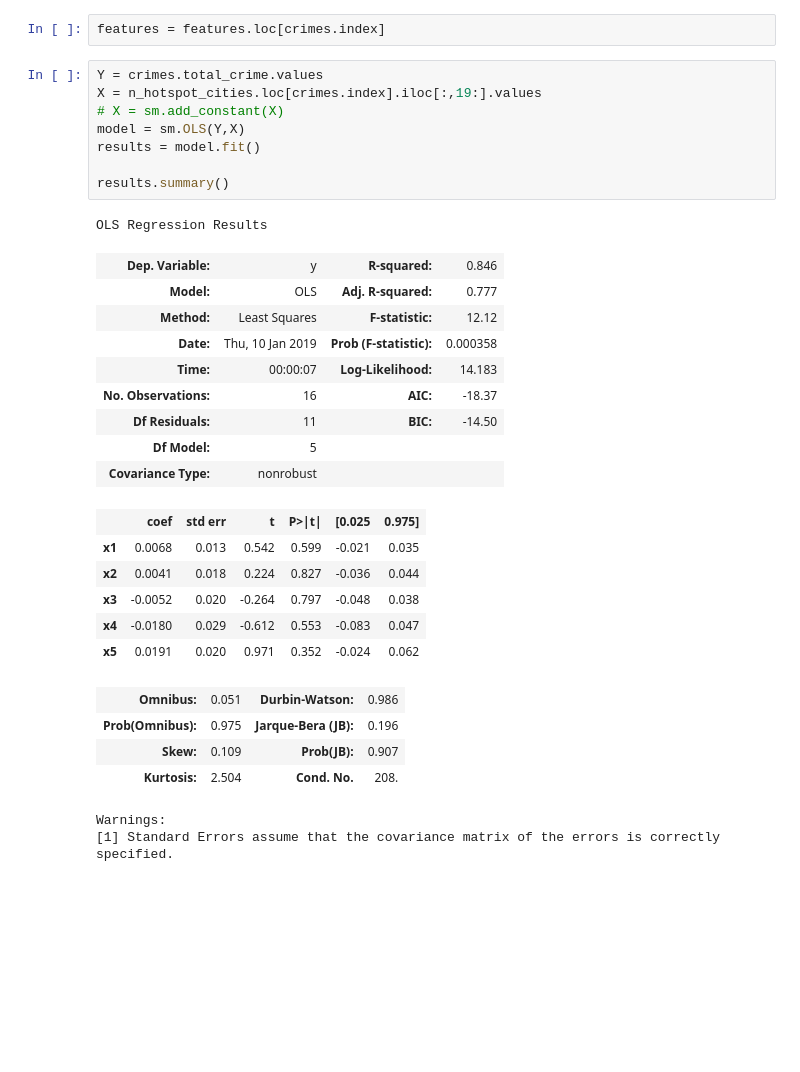
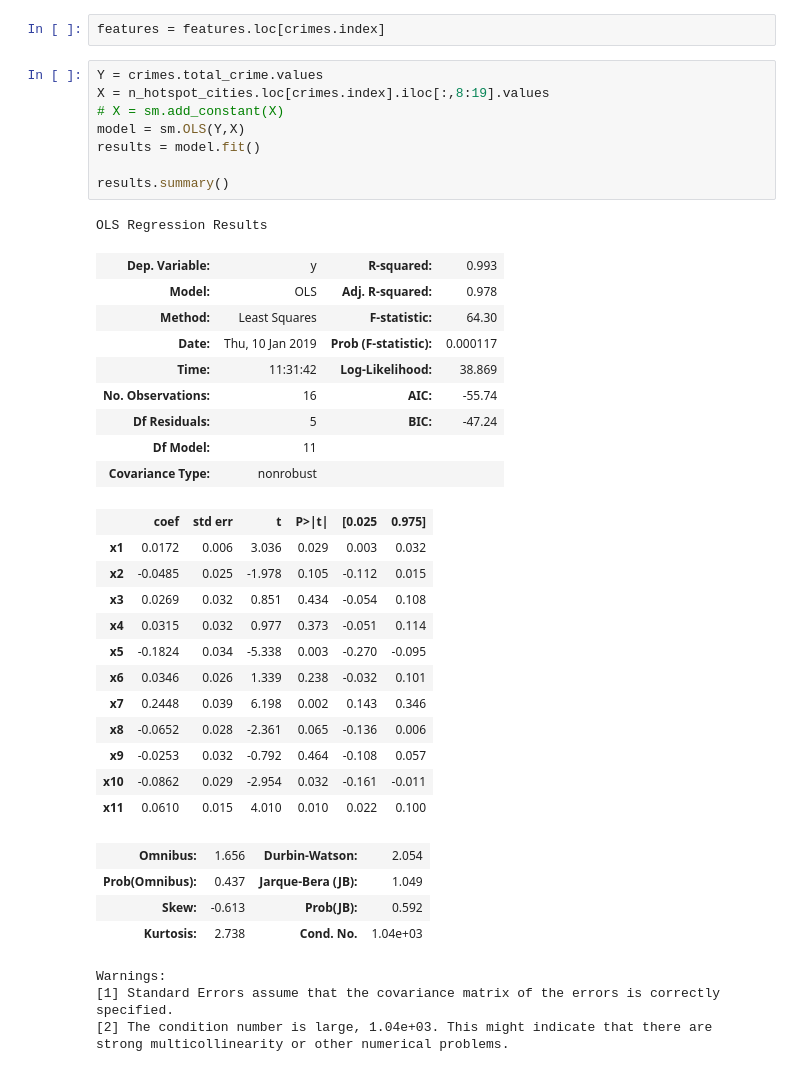
Before and after one commit to JHWu92/mob2crime, a Jupyter notebook: hotspot stats and crime.ipynb, the cells around one changed output. Saved outputs shown, nothing was run; the diff lists cells and outputs as text; blank space fills up the shorter version.

```diff
--- a/hotspot stats and crime.ipynb
+++ b/hotspot stats and crime.ipynb
@@ -85,32 +85,40 @@ import statsmodels.api as sm
 features = features.loc[crimes.index]
 # %%
 Y = crimes.total_crime.values
-X = n_hotspot_cities.loc[crimes.index].iloc[:,19:].values
+X = n_hotspot_cities.loc[crimes.index].iloc[:,8:19].values
 # X = sm.add_constant(X)
 model = sm.OLS(Y,X)
 results = model.fit()
 
 results.summary()
 # %% [output]
 OLS Regression Results
-| Dep. Variable: | y | R-squared: | 0.846 |
-| Model: | OLS | Adj. R-squared: | 0.777 |
-| Method: | Least Squares | F-statistic: | 12.12 |
-| Date: | Thu, 10 Jan 2019 | Prob (F-statistic): | 0.000358 |
-| Time: | 00:00:07 | Log-Likelihood: | 14.183 |
-| No. Observations: | 16 | AIC: | -18.37 |
-| Df Residuals: | 11 | BIC: | -14.50 |
-| Df Model: | 5 |  |  |
+| Dep. Variable: | y | R-squared: | 0.993 |
+| Model: | OLS | Adj. R-squared: | 0.978 |
+| Method: | Least Squares | F-statistic: | 64.30 |
+| Date: | Thu, 10 Jan 2019 | Prob (F-statistic): | 0.000117 |
+| Time: | 11:31:42 | Log-Likelihood: | 38.869 |
+| No. Observations: | 16 | AIC: | -55.74 |
+| Df Residuals: | 5 | BIC: | -47.24 |
+| Df Model: | 11 |  |  |
 | Covariance Type: | nonrobust |  |  |
 |  | coef | std err | t | P>|t| | [0.025 | 0.975] |
-| x1 | 0.0068 | 0.013 | 0.542 | 0.599 | -0.021 | 0.035 |
-| x2 | 0.0041 | 0.018 | 0.224 | 0.827 | -0.036 | 0.044 |
-| x3 | -0.0052 | 0.020 | -0.264 | 0.797 | -0.048 | 0.038 |
-| x4 | -0.0180 | 0.029 | -0.612 | 0.553 | -0.083 | 0.047 |
-| x5 | 0.0191 | 0.020 | 0.971 | 0.352 | -0.024 | 0.062 |
+| x1 | 0.0172 | 0.006 | 3.036 | 0.029 | 0.003 | 0.032 |
+| x2 | -0.0485 | 0.025 | -1.978 | 0.105 | -0.112 | 0.015 |
+| x3 | 0.0269 | 0.032 | 0.851 | 0.434 | -0.054 | 0.108 |
+| x4 | 0.0315 | 0.032 | 0.977 | 0.373 | -0.051 | 0.114 |
+| x5 | -0.1824 | 0.034 | -5.338 | 0.003 | -0.270 | -0.095 |
+| x6 | 0.0346 | 0.026 | 1.339 | 0.238 | -0.032 | 0.101 |
+| x7 | 0.2448 | 0.039 | 6.198 | 0.002 | 0.143 | 0.346 |
+| x8 | -0.0652 | 0.028 | -2.361 | 0.065 | -0.136 | 0.006 |
+| x9 | -0.0253 | 0.032 | -0.792 | 0.464 | -0.108 | 0.057 |
+| x10 | -0.0862 | 0.029 | -2.954 | 0.032 | -0.161 | -0.011 |
+| x11 | 0.0610 | 0.015 | 4.010 | 0.010 | 0.022 | 0.100 |
-| Omnibus: | 0.051 | Durbin-Watson: | 0.986 |
-| Prob(Omnibus): | 0.975 | Jarque-Bera (JB): | 0.196 |
-| Skew: | 0.109 | Prob(JB): | 0.907 |
-| Kurtosis: | 2.504 | Cond. No. | 208. |
+| Omnibus: | 1.656 | Durbin-Watson: | 2.054 |
+| Prob(Omnibus): | 0.437 | Jarque-Bera (JB): | 1.049 |
+| Skew: | -0.613 | Prob(JB): | 0.592 |
+| Kurtosis: | 2.738 | Cond. No. | 1.04e+03 |
 Warnings:
 [1] Standard Errors assume that the covariance matrix of the errors is correctly specified.
+[2] The condition number is large, 1.04e+03. This might indicate that there are
+strong multicollinearity or other numerical problems.
```
Also changed, not shown: 1 other file.
